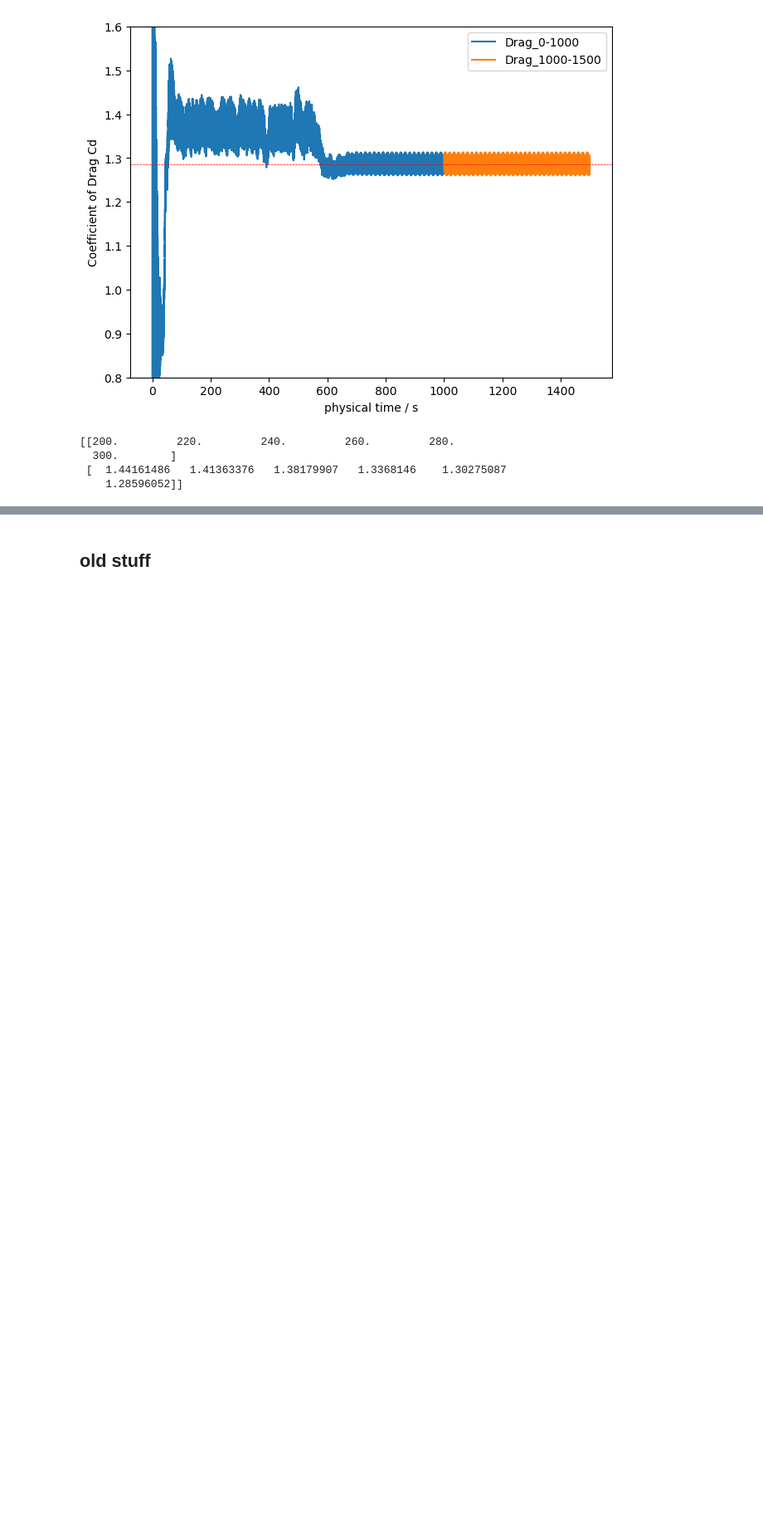
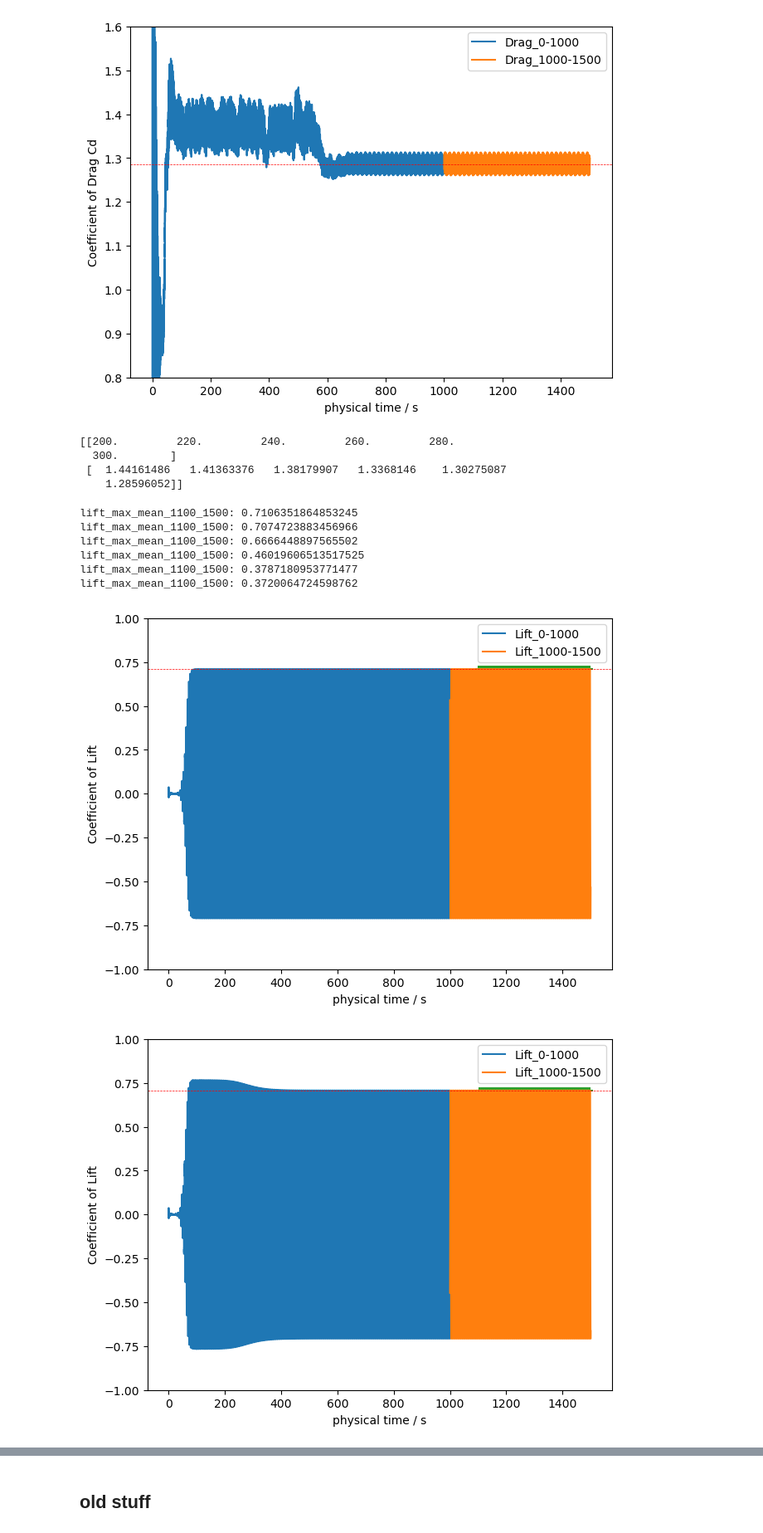
Before and after one commit to MaxBille/lettuce, a Jupyter notebook: myTest/test_Drag_combineLongSim.ipynb, the cells around one changed output, grey strips where cells are left out. Shown at 83% size. Drawn from its saved outputs; the diff is of its cells as text; code cells hidden in the pictures; blank space fills up the shorter version.

```diff
--- a/myTest/test_Drag_combineLongSim.ipynb
+++ b/myTest/test_Drag_combineLongSim.ipynb
@@ -89,3 +93,44 @@ print(drag_means_ibb1c2_bgk)
   300.        ]
  [  1.44161486   1.41363376   1.38179907   1.3368146    1.30275087
     1.28596052]]
+# %%
+## LIFT
+lift_filename = "/lift_coefficient.txt"
+periodic_start=0.2
+
+lift_max_means_ibb1c2_bgk = np.array([[200,220,240,260,280,300],[0,0,0,0,0,0]], dtype=float)
+i=0
+for baguette in range(len(ibb1c2_bgk_T1000_paths)):
+    lift1 = np.loadtxt(ibb1c2_bgk_T1000_paths[baguette]+lift_filename)
+    lift2 = np.loadtxt(ibb1c2_bgk_T1000_1500_paths[baguette]+lift_filename)
+
+    #lift_combined = np.concatenate([lift1, lift2], axis=0)
+
+    lift1100_1500 = lift2[int(lift2.shape[0]*periodic_start-1):]
+    peaks_max = find_peaks(lift1100_1500[:,2], prominence=((lift1100_1500[:,2].max()+lift1100_1500[:,2].min())/2))
+    fig, ax = plt.subplots(constrained_layout=True)
+    ax.plot(lift1[:,1], lift1[:,2], lift2[:,1], lift2[:,2])
+    #plt.plot(lift1100_1500[:,1], lift1100_1500[:,2])
+
+    plt.scatter(lift1100_1500[peaks_max[0],1],lift1100_1500[peaks_max[0],2],marker="+", facecolors="tab:green")
+    lift_max_means_ibb1c2_bgk[1,i] = lift1100_1500[peaks_max[0],2].mean()
+    plt.axhline(y=lift_max_means_ibb1c2_bgk[1,i], color="r", ls="--", lw=0.5)
+    ax.set_xlabel("physical time / s")
+    ax.set_ylabel("Coefficient of Lift")
+    ax.set_ylim([-1,1])
+    plt.legend(labels=["Lift_0-1000", "Lift_1000-1500"])
+    #plt.title("")
+    os.makedirs("/home/mbille/Desktop/2D vs 3D/lift_plots_joint/", exist_ok=True)
+    plt.savefig("/home/mbille/Desktop/2D vs 3D/lift_plots_joint/lift_ibb1c2_bgk_T1500_Re"+str(int(drag_means_ibb1c2_bgk[0,i]))+".png")
+
+    print("lift_max_mean_1100_1500:", lift_max_means_ibb1c2_bgk[1,i])
+    i=i+1
+# %% [output]
+lift_max_mean_1100_1500: 0.7106351864853245
+lift_max_mean_1100_1500: 0.7074723883456966
+lift_max_mean_1100_1500: 0.6666448897565502
+lift_max_mean_1100_1500: 0.46019606513517525
+lift_max_mean_1100_1500: 0.3787180953771477
+lift_max_mean_1100_1500: 0.3720064724598762
+[figure, added]
+[figure, added]
```
Also changed, not shown: parts of 11 cells of this notebook, 5 other files.
